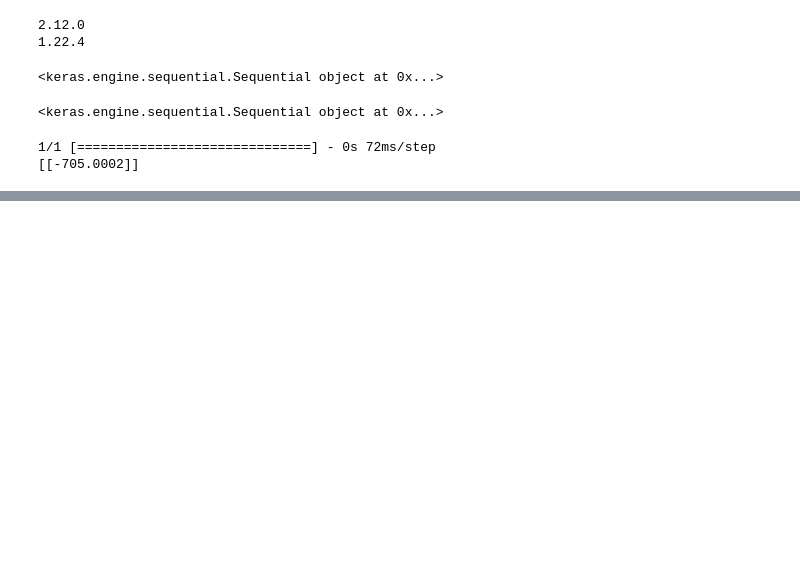
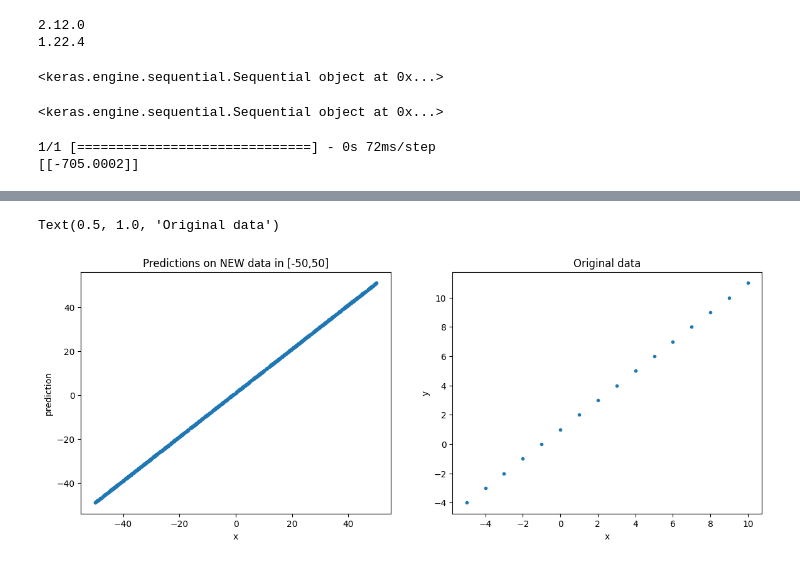
Before and after one commit to darshank26/50_ML_codes, a Jupyter notebook: Example_01/ML_Prediction_for_(_y_=_x_+_1_).ipynb, the cells around one changed output, grey strips where cells are left out. Cells and saved outputs as stored; diff of their text form; code cells hidden in the pictures; blank space fills up the shorter version.

```diff
--- a/Example_01/ML_Prediction_for_(_y_=_x_+_1_).ipynb
+++ b/Example_01/ML_Prediction_for_(_y_=_x_+_1_).ipynb
@@ -33,10 +35,27 @@ ys = np.array([-4.0, -3.0, -2.0, -1.0, 0.0, 1.0, 2.0, 3.0, 4.0, 5.0, 6.0, 7.0,8.
 # %%
 # Train the model
 
-model.fit(xs, ys, epochs=500)
+model.fit(xs, ys, epochs=1000)
 # %%
 # Make a prediction
 print(model.predict([-706.0]))
 # %% [output]
 1/1 [==============================] - 0s 72ms/step
 [[-705.0002]]
+# %%
+# original data and prediction data graph
+
+plt.figure(figsize=(14,5))
+plt.subplot(1,2,1)
+p = np.random.random((1000,1))*100-50 # new random data in [-50, 50]
+plt.plot(p,model.predict(p), '.')
+plt.xlabel('x')
+plt.ylabel('prediction')
+plt.title('Predictions on NEW data in [-50,50]')
+
+plt.subplot(1,2,2)
+plt.xlabel('x')
+plt.ylabel('y')
+plt.plot(xs,ys,'.')
+plt.title('Original data')
+# %% [output]
@@ -42,0 +63,2 @@ print(model.predict([-706.0]))
+Text(0.5, 1.0, 'Original data')
+[figure, added]
```
Also changed, not shown: parts of 2 cells of this notebook.
